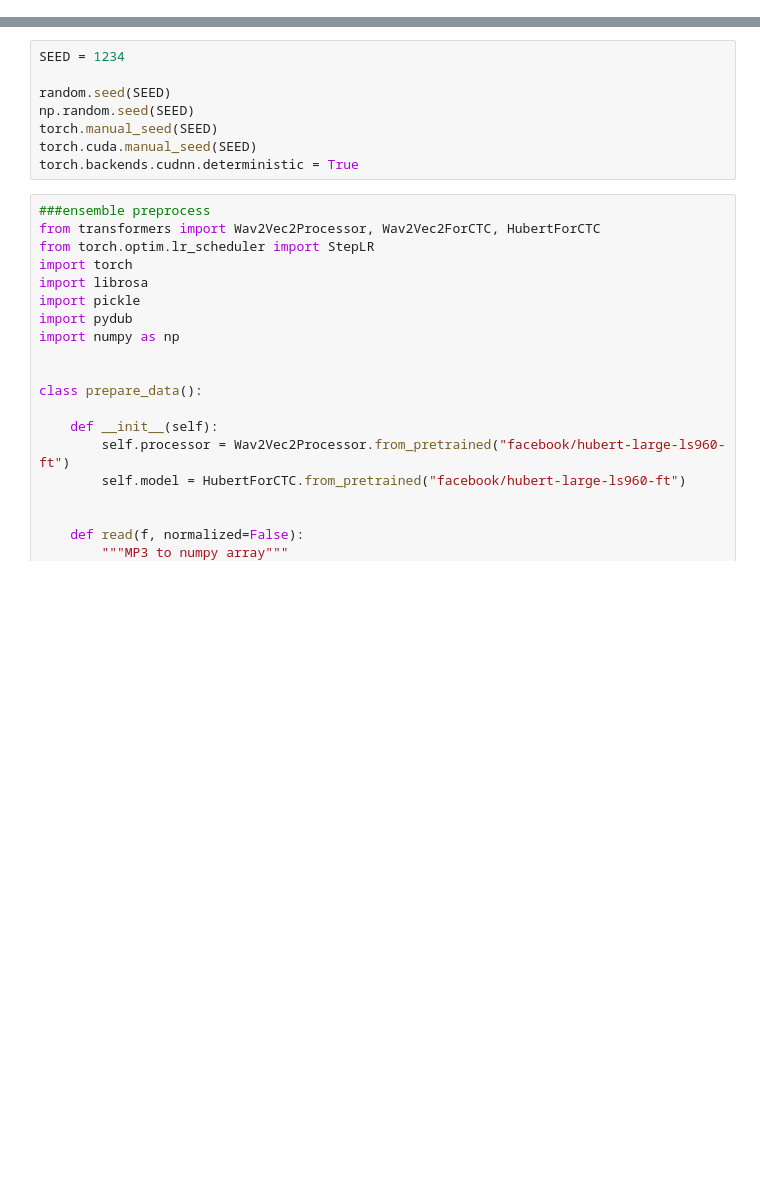
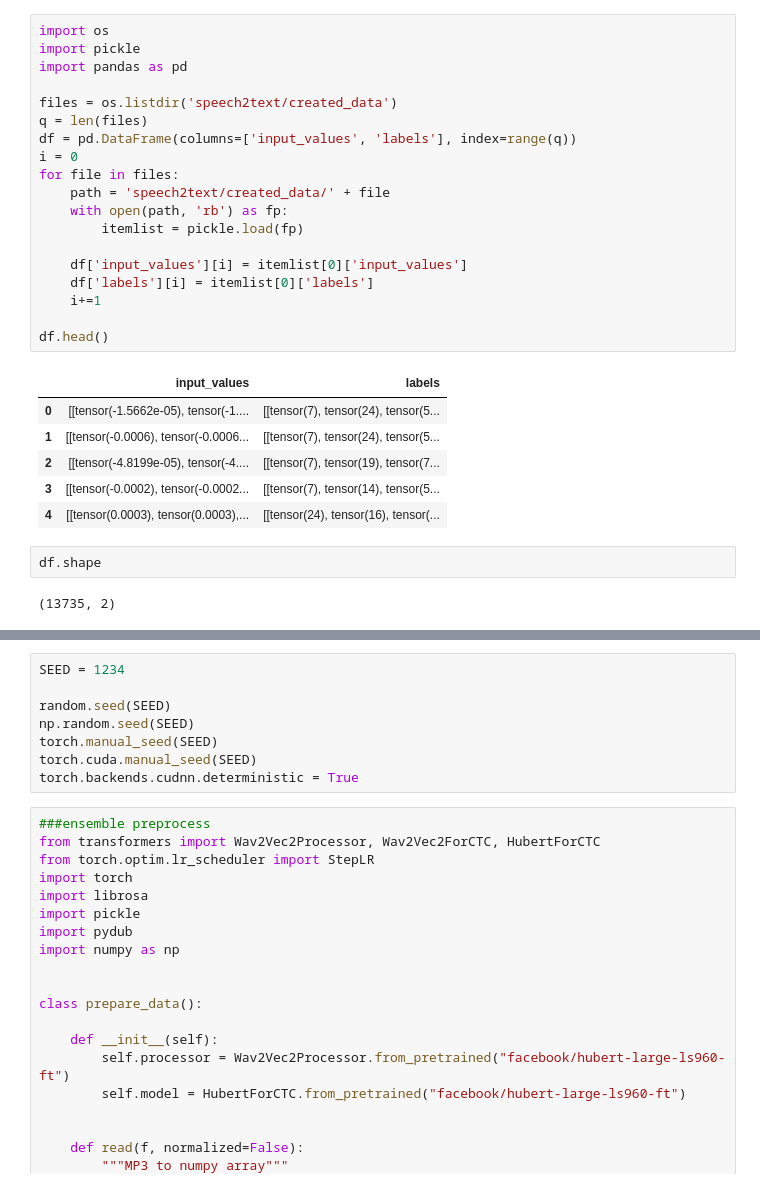
Before and after one commit to kasrasehat/speech2text, a Jupyter notebook: train_in_jupyter.ipynb, the cells around one changed output, grey strips where cells are left out. Saved outputs shown, nothing was run; the diff lists cells and outputs as text; blank space fills up the shorter version.

```diff
--- a/train_in_jupyter.ipynb
+++ b/train_in_jupyter.ipynb
@@ -13,0 +1,30 @@ ValueError: Unable to create tensor, you should probably activate padding with '
+# %%
+import os
+import pickle
+import pandas as pd
+
+files = os.listdir('speech2text/created_data')
+q = len(files)
+df = pd.DataFrame(columns=['input_values', 'labels'], index=range(q))
+i = 0
+for file in files:
+    path = 'speech2text/created_data/' + file
+    with open(path, 'rb') as fp:
+        itemlist = pickle.load(fp)
+
+    df['input_values'][i] = itemlist[0]['input_values']
+    df['labels'][i] = itemlist[0]['labels']
+    i+=1
+
+df.head()
+# %% [output]
+|  | input_values | labels |
+| 0 | [[tensor(-1.5662e-05), tensor(-1.... | [[tensor(7), tensor(24), tensor(5... |
+| 1 | [[tensor(-0.0006), tensor(-0.0006... | [[tensor(7), tensor(24), tensor(5... |
+| 2 | [[tensor(-4.8199e-05), tensor(-4.... | [[tensor(7), tensor(19), tensor(7... |
+| 3 | [[tensor(-0.0002), tensor(-0.0002... | [[tensor(7), tensor(14), tensor(5... |
+| 4 | [[tensor(0.0003), tensor(0.0003),... | [[tensor(24), tensor(16), tensor(... |
+# %%
+df.shape
+# %% [output]
+(13735, 2)
```
Also changed, not shown: parts of 6 cells of this notebook, 10 other files.
